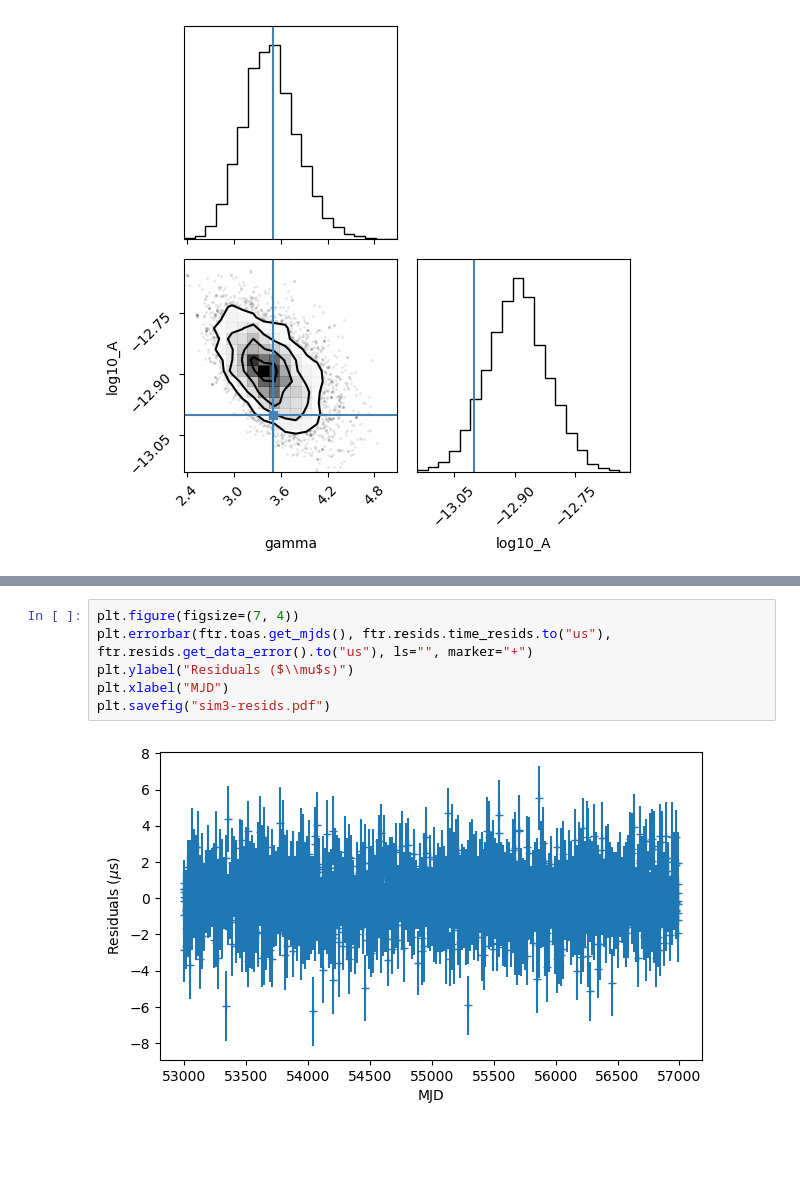
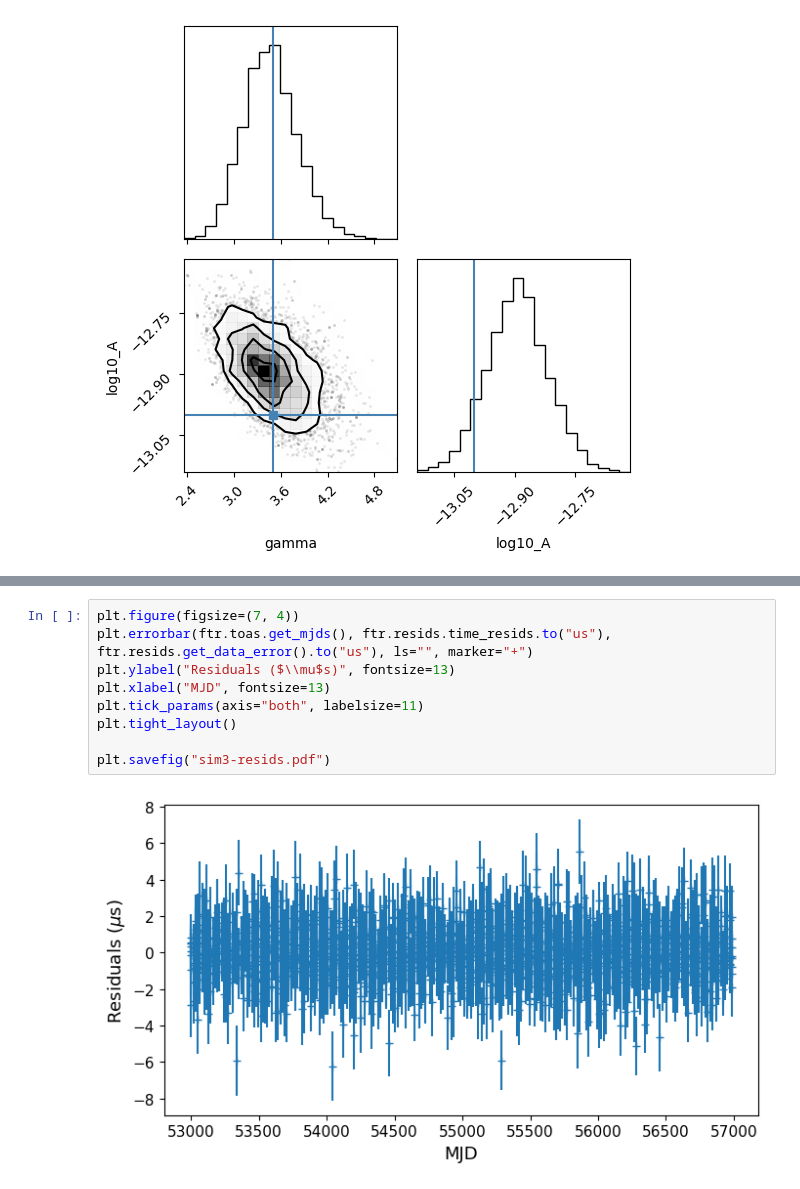
Before and after one commit to abhisrkckl/pint-noise, a Jupyter notebook: sim3-red-noise/Sim3-analysis.ipynb, the cells around one changed output, grey strips where cells are left out. Drawn from its saved outputs; the diff is of its cells as text; blank space fills up the shorter version.

```diff
--- a/sim3-red-noise/Sim3-analysis.ipynb
+++ b/sim3-red-noise/Sim3-analysis.ipynb
@@ -274,8 +279,11 @@ plt.savefig("sim3-spec.pdf")
 # %%
 plt.figure(figsize=(7, 4))
 plt.errorbar(ftr.toas.get_mjds(), ftr.resids.time_resids.to("us"), ftr.resids.get_data_error().to("us"), ls="", marker="+")
-plt.ylabel("Residuals ($\\mu$s)")
-plt.xlabel("MJD")
+plt.ylabel("Residuals ($\\mu$s)", fontsize=13)
+plt.xlabel("MJD", fontsize=13)
+plt.tick_params(axis="both", labelsize=11)
+plt.tight_layout()
+
 plt.savefig("sim3-resids.pdf")
 # %% [output]
-[figure, old version]
+[figure, new version]
```
Also changed, not shown: parts of 3 cells of this notebook, 4 other files.
